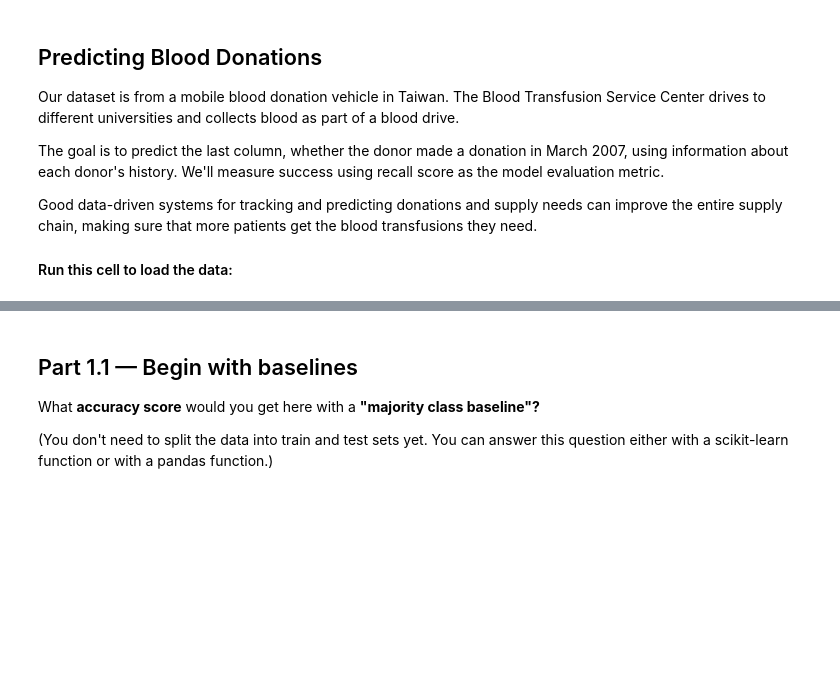
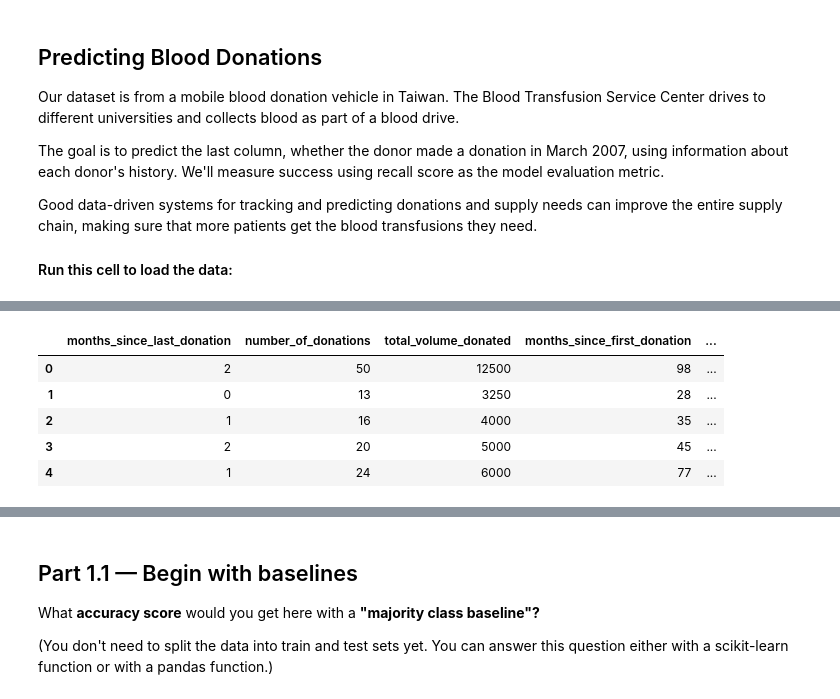
Before and after one commit to LambdaSchool/DS-Unit-2-Sprint-4-Model-Validation, a Jupyter notebook: DS_Unit_2_Sprint_Challenge_4_Model_Validation.ipynb, the cells around one changed output, grey strips where cells are left out. Cells and saved outputs as stored; diff of their text form; code cells hidden in the pictures; blank space fills up the shorter version.

```diff
--- a/DS_Unit_2_Sprint_Challenge_4_Model_Validation.ipynb
+++ b/DS_Unit_2_Sprint_Challenge_4_Model_Validation.ipynb
@@ -28,0 +79,9 @@ df = df.rename(columns={
+# %%
+df.head()
+# %% [output]
+|  | months_since_last_donation | number_of_donations | total_volume_donated | months_since_first_donation | ... |
+| 0 | 2 | 50 | 12500 | 98 | ... |
+| 1 | 0 | 13 | 3250 | 28 | ... |
+| 2 | 1 | 16 | 4000 | 35 | ... |
+| 3 | 2 | 20 | 5000 | 45 | ... |
+| 4 | 1 | 24 | 6000 | 77 | ... |
```
Also changed, not shown: parts of 53 cells of this notebook.
